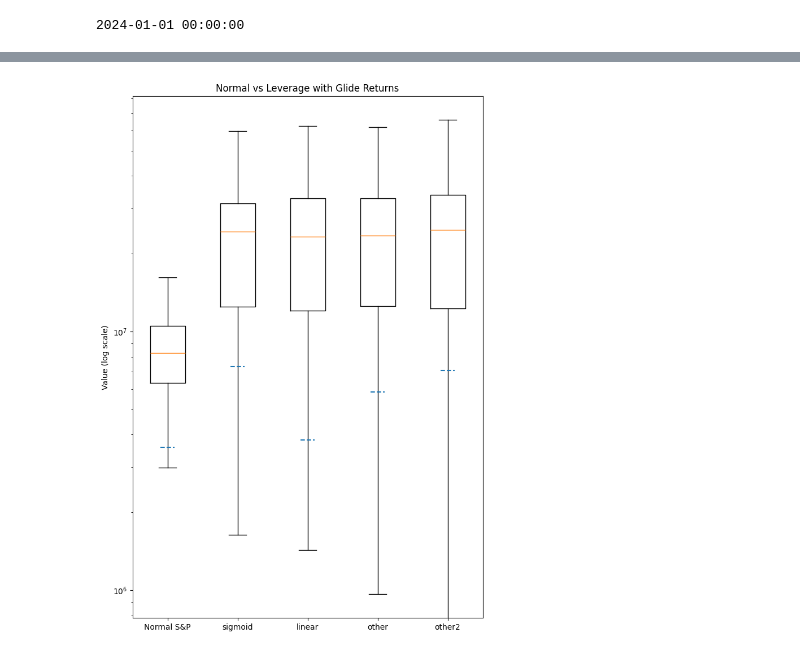
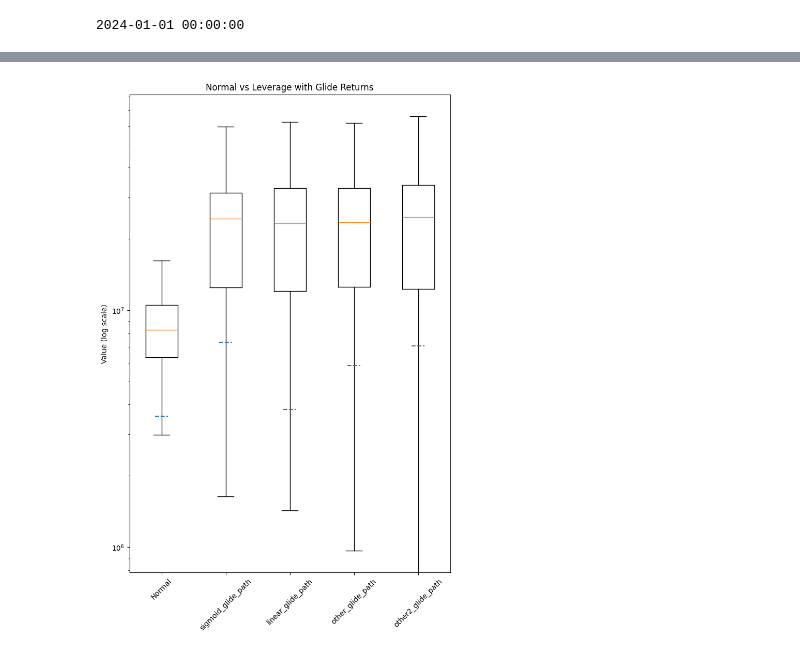
Before and after one commit to alanzhang25/personal-finance, a Jupyter notebook: ideal_leverage_calculator.ipynb, the cells around one changed output, grey strips where cells are left out. Drawn from its saved outputs; the diff is of its cells as text; code cells hidden in the pictures.

```diff
--- a/ideal_leverage_calculator.ipynb
+++ b/ideal_leverage_calculator.ipynb
@@ -254,6 +259,6 @@ def calculate_30_year_end_amount_with_glide_path(df, list_of_glide_path_func, mo
 # %%
-list = [sigmoid_glide_path, linear_glide_path, other_glide_path, other2_glide_path]
-months, leverage_list = calculate_30_year_end_amount_with_glide_path(df, list)
+list_of_glide_path_func = [sigmoid_glide_path, linear_glide_path, other_glide_path, other2_glide_path]
+months_list, leverage_list = calculate_all_amounts_with_glide_paths(df, list_of_glide_path_func)
 # %% [output]
 2024-01-01 00:00:00
 # %%
@@ -292,19 +268,22 @@ plt.show()
 # %%
 # Plotting side-by-side boxplots
 plt.figure(figsize=(8, 12))
 plt.boxplot(series_list, positions=[i for i in range(1,len(series_list) + 1)], showfliers=False)
 
 # Calculate the xth percentile for each dataset
 xth_perc = 2
 for i, series in enumerate(series_list):
     percentile = np.percentile(series, xth_perc)
     plt.hlines(percentile, i + 0.9, i + 1.1, linestyles='dashed')
 
 
 plt.yscale('log')  # Using a logarithmic scale
-plt.xticks([i for i in range(1,len(series_list) + 1)], ['Normal S&P', 'sigmoid', 'linear', 'other', 'other2'])
+func_names = []
+func_names.append
+plt.xticks([i for i in range(1,len(series_list) + 1)], ["Normal"] + [func.__name__ for func in list_of_glide_path_func])
+plt.xticks(rotation=45)
 plt.title('Normal vs Leverage with Glide Returns')
 plt.ylabel('Value (log scale)')
 plt.show()
 # %% [output]
-[figure, old version]
+[figure, new version]
```
Also changed, not shown: parts of 9 cells of this notebook, 1 other file.
